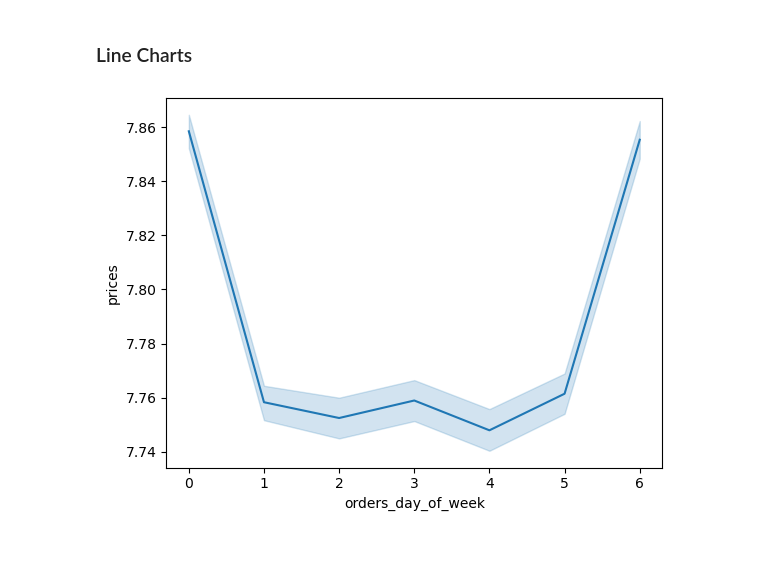
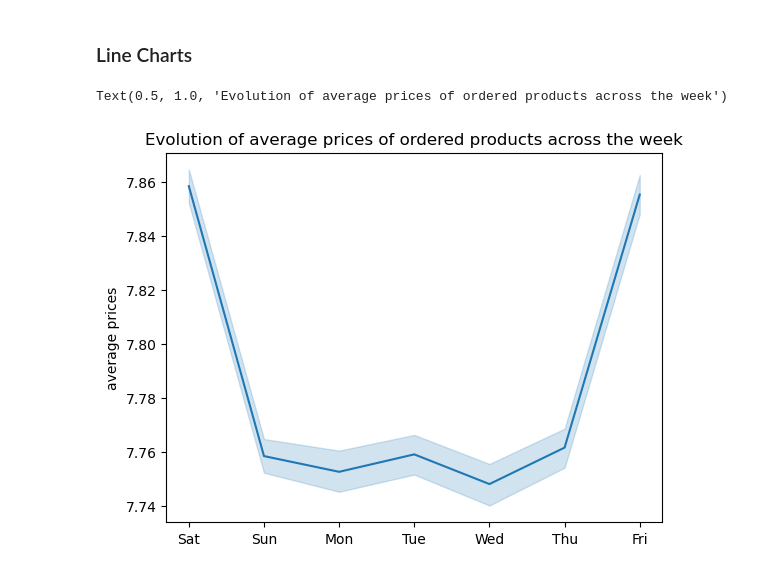
Before and after one commit to NevesFernandes/instacart, a Jupyter notebook: 3_Scripts/4_9_Intro_to_Data_Visualization_(exercise).ipynb, the cells around one changed output. Saved outputs shown, nothing was run; the diff lists cells and outputs as text; code cells hidden in the pictures.

```diff
--- a/3_Scripts/4_9_Intro_to_Data_Visualization_(exercise).ipynb
+++ b/3_Scripts/4_9_Intro_to_Data_Visualization_(exercise).ipynb
@@ -74,9 +93,19 @@ df_small = df_orders_products_merged[~dev]
 df_line_plot = df_small[['orders_day_of_week','prices']]
-# %%
-#creating line plot, and assigning it to a variable
-line = sns.lineplot(data = df_line_plot, x = 'orders_day_of_week',y = 'prices')
-# %% [output]
-[figure, removed]
+# %%
+# creating line plot, and assigning it to a variable
+
+line = sns.lineplot(data = df_line_plot, x = 'orders_day_of_week',y = 'prices')
+
+#improving the cosmetics of the chart
+
+line.set_xticks(range(7))
+line.set_xticklabels(['Sat', 'Sun', 'Mon', 'Tue', 'Wed', 'Thu', 'Fri'])
+line.set_xlabel('')
+line.set_ylabel('average prices')
+line.set_title('Evolution of average prices of ordered products across the week')
+# %% [output]
+Text(0.5, 1.0, 'Evolution of average prices of ordered products across the week')
+[figure, added]
 # %%
 line.figure.savefig(os.path.join(vis_path, 'line_chart_prices_per_dow.png'))
 # %%
```
Also changed, not shown: parts of 8 cells of this notebook, 18 other files.
